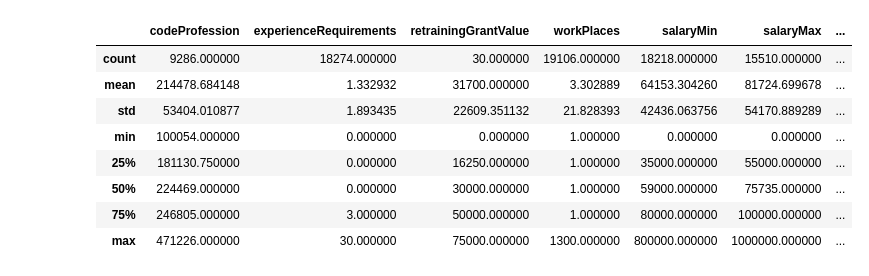
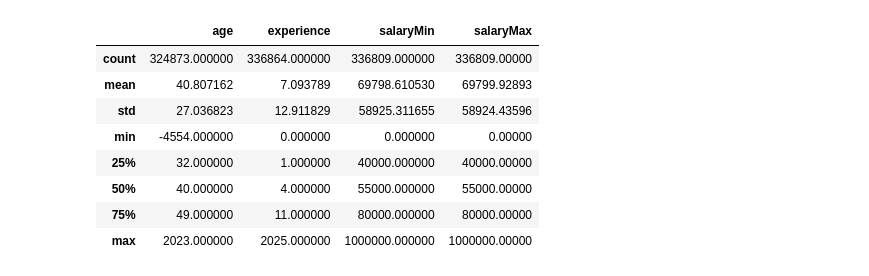
Before and after one commit to catlilface/diploma, a Jupyter notebook: eda.ipynb, the cells around one changed output. Saved outputs shown, nothing was run; the diff lists cells and outputs as text; code cells hidden in the pictures.

```diff
--- a/eda.ipynb
+++ b/eda.ipynb
@@ -1,8 +3,5 @@
 # %%
 import pandas as pd
 
-cv_df = pd.read_parquet('./data/clean/cv.parquet')
-vacancies_df = pd.read_parquet('./data/clean/vacancies.parquet')
-
-cv_df.head()
-vacancies_df.head()
+cv_df = pd.read_parquet('./data/ready/lemma_cv_df.parquet')
+vacancies_df = pd.read_parquet('./data/ready/lemma_vacancies_df.parquet')
@@ -84,3 +7,0 @@ clean_vacancies_df = clean_vacancies_df.drop(['vacancyName', 'professionalSphere
-# %%
-pd.set_option('display.max_columns', None)
-clean_vacancies_df.head()
@@ -169,12 +8,12 @@ memory usage: 5.8+ MB
 # %%
-clean_vacancies_df.describe()
+cv_df.describe()
 # %% [output]
-|  | codeProfession | experienceRequirements | retrainingGrantValue | workPlaces | salaryMin | salaryMax | ... |
-| count | 9286.000000 | 18274.000000 | 30.000000 | 19106.000000 | 18218.000000 | 15510.000000 | ... |
-| mean | 214478.684148 | 1.332932 | 31700.000000 | 3.302889 | 64153.304260 | 81724.699678 | ... |
-| std | 53404.010877 | 1.893435 | 22609.351132 | 21.828393 | 42436.063756 | 54170.889289 | ... |
-| min | 100054.000000 | 0.000000 | 0.000000 | 1.000000 | 0.000000 | 0.000000 | ... |
-| 25% | 181130.750000 | 0.000000 | 16250.000000 | 1.000000 | 35000.000000 | 55000.000000 | ... |
-| 50% | 224469.000000 | 0.000000 | 30000.000000 | 1.000000 | 59000.000000 | 75735.000000 | ... |
-| 75% | 246805.000000 | 3.000000 | 50000.000000 | 1.000000 | 80000.000000 | 100000.000000 | ... |
-| max | 471226.000000 | 30.000000 | 75000.000000 | 1300.000000 | 800000.000000 | 1000000.000000 | ... |
+|  | age | experience | salaryMin | salaryMax |
+| count | 324873.000000 | 336864.000000 | 336809.000000 | 336809.00000 |
+| mean | 40.807162 | 7.093789 | 69798.610530 | 69799.92893 |
+| std | 27.036823 | 12.911829 | 58925.311655 | 58924.43596 |
+| min | -4554.000000 | 0.000000 | 0.000000 | 0.00000 |
+| 25% | 32.000000 | 1.000000 | 40000.000000 | 40000.00000 |
+| 50% | 40.000000 | 4.000000 | 55000.000000 | 55000.00000 |
+| 75% | 49.000000 | 11.000000 | 80000.000000 | 80000.00000 |
+| max | 2023.000000 | 2025.000000 | 1000000.000000 | 1000000.00000 |
```
Also changed, not shown: parts of 52 cells of this notebook, 2 other files.
